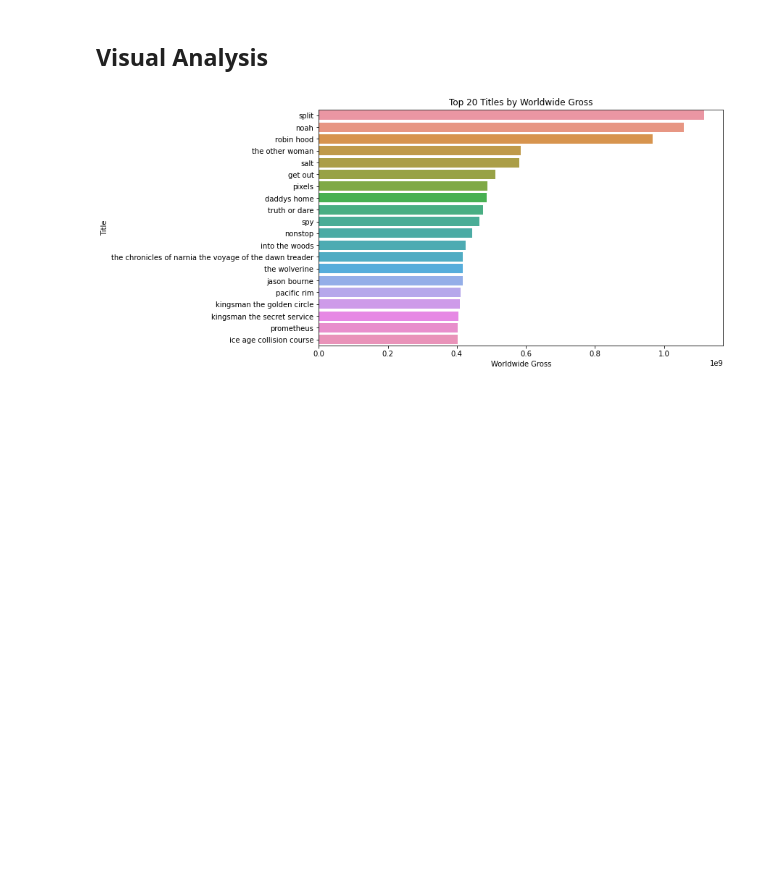
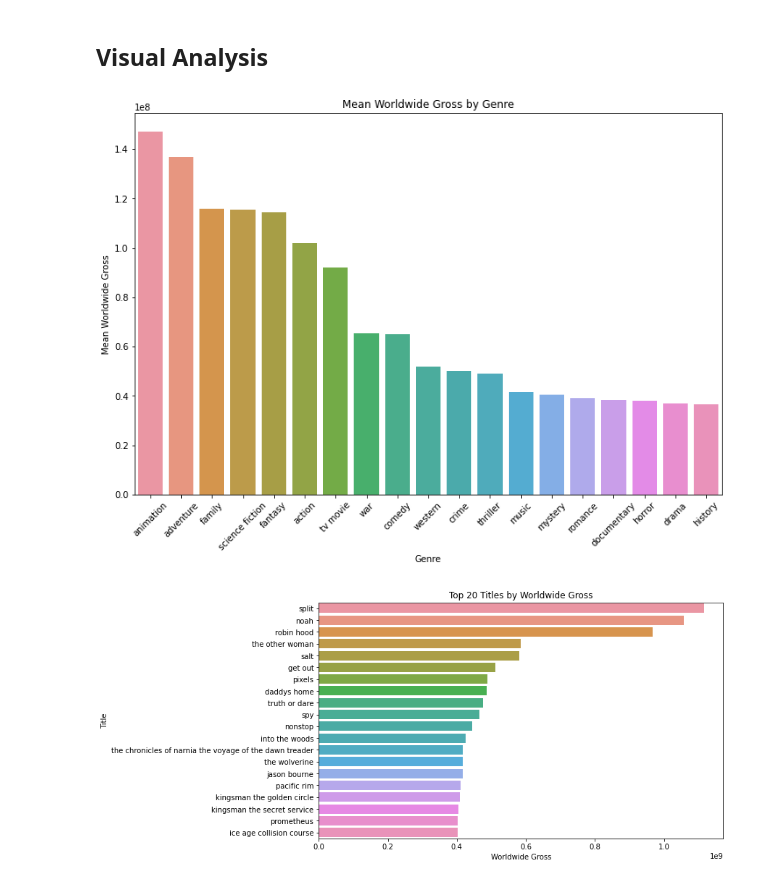
Before and after one commit to e-mackoy/film-analytics, a Jupyter notebook: code/eda.ipynb, the cells around one changed output. Saved outputs shown, nothing was run; the diff lists cells and outputs as text; code cells hidden in the pictures; blank space fills up the shorter version.

```diff
--- a/code/eda.ipynb
+++ b/code/eda.ipynb
@@ -70,3 +62,16 @@ df_cleaned.describe()
 | 75% | 2016.000000 | 7.000000 | 1.278368e+05 | 5.970000e+07 | 2016.000000 | 14.502750 | 6.900000 | 2138.500000 | ... |
 | max | 2019.000000 | 8.700000 | 1.035358e+06 | 2.138000e+08 | 2018.000000 | 78.123000 | 10.000000 | 14454.000000 | ... |
 8 rows × 30 columns
+# %%
+# Melt the DataFrame
+# Filter out rows where the movie is not in the genre
+# Group by genre and calculate descriptive statistics for worldwide_gross
+
+melted_df = df.melt(id_vars=['primary_title', 'worldwide_gross'], value_vars=genre_columns, var_name='genre', value_name=
+                    'is_genre')
+
+melted_df = melted_df[melted_df['is_genre'] == 1]
+
+genre_gross_stats = melted_df.groupby('genre')['worldwide_gross'].describe()
+
+genre_gross_stats
@@ -108,5 +147,22 @@ corr_matrix
 # %% [markdown]
 ## Visual Analysis
+# %%
+# Reset the index and rename the index column to 'genre'
+# Sort the DataFrame by the 'mean' column
+
+genre_gross_stats_reset = genre_gross_stats.reset_index().rename(columns={'index': 'genre'})
+
+genre_gross_stats_sorted = genre_gross_stats_reset.sort_values(by='mean', ascending=False)
+
+plt.figure(figsize=(12, 8))
+sns.barplot(data=genre_gross_stats_sorted, x='genre', y='mean')
+plt.xlabel('Genre')
+plt.ylabel('Mean Worldwide Gross')
+plt.title('Mean Worldwide Gross by Genre')
+plt.xticks(rotation=45)
+plt.show()
+# %% [output]
+[figure, added]
 # %%
 # Group by title and sum the 'worldwide_gross' for each title
 title_grouped = df_cleaned.groupby('title')['worldwide_gross'].sum().reset_index()
```
Also changed, not shown: parts of 11 cells of this notebook, 1 other file.
